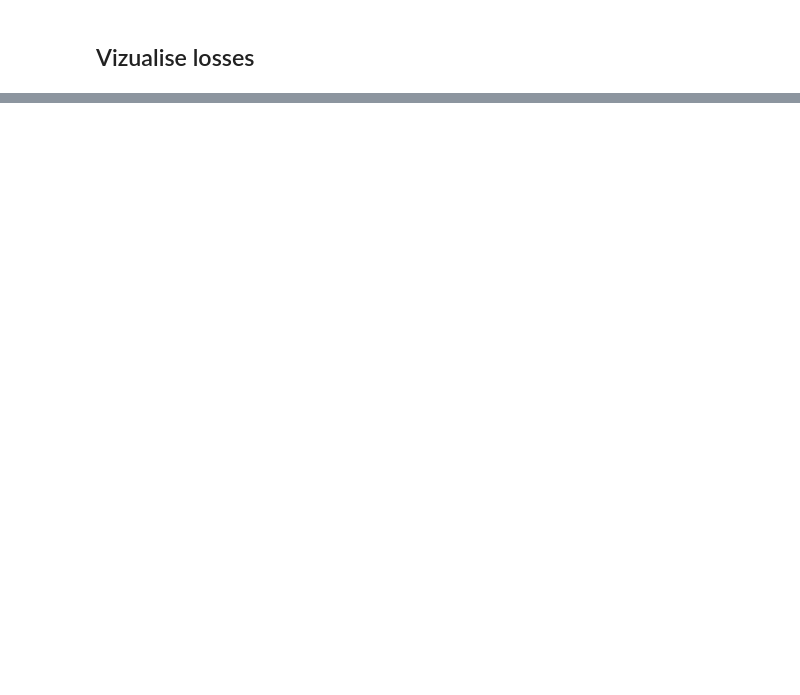
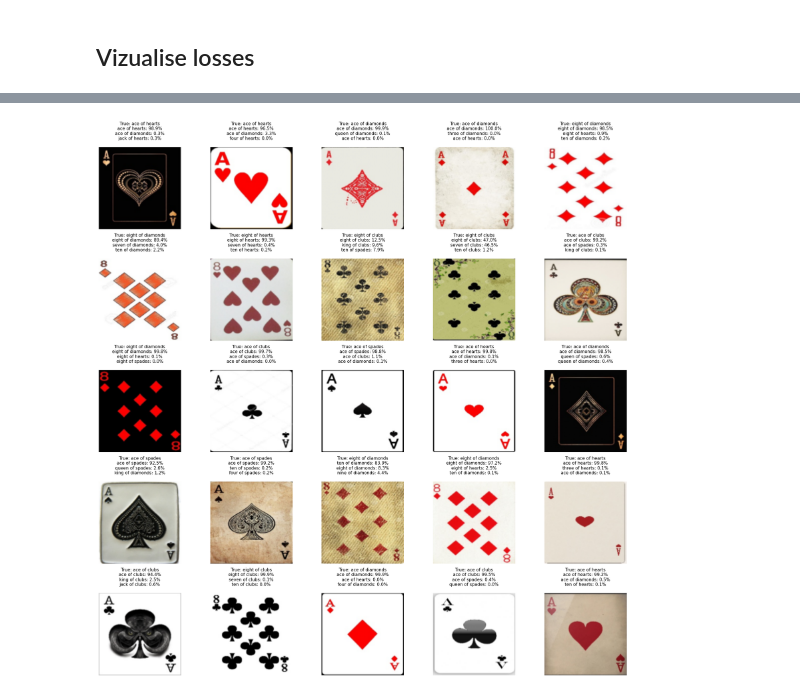
Before and after one commit to Tsunbert/neural-networks, a Jupyter notebook: image-classification/CNN/Cards-img-classification.ipynb, the cells around one changed output, grey strips where cells are left out. Cells and saved outputs as stored; diff of their text form; code cells hidden in the pictures; blank space fills up the shorter version.

```diff
--- a/image-classification/CNN/Cards-img-classification.ipynb
+++ b/image-classification/CNN/Cards-img-classification.ipynb
@@ -318,0 +394,54 @@ plt.show()
+# %%
+def visualize_multiple_predictions(model, test_loader, class_labels, device, num_images=15):
+    # Get all images from a batch
+    images, labels = next(iter(test_loader))
+    batch_size = len(images)
+
+    # Generate random indices
+    random_indices = torch.randperm(batch_size)[:num_images]
+
+    # Calculate grid dimensions
+    num_cols = 5
+    num_rows = (num_images + num_cols - 1) // num_cols  # Ceiling division
+
+    # Create a figure with a grid of subplots
+    fig = plt.figure(figsize=(4*num_cols, 4*num_rows))
+
+    for i, idx in enumerate(random_indices):
+        # Get randomly selected image and its label
+        image = images[idx].unsqueeze(0).to(device)
+        true_label = labels[idx].item()
+
+        # Get model predictions
+        model.eval()
+        with torch.no_grad():
+            outputs = model(image)
+            probabilities = torch.nn.functional.softmax(outputs, dim=1)
+
+        # Get top 3 predictions
+        top3_probs, top3_indices = torch.topk(probabilities[0], 3)
+        top3_probs = top3_probs.cpu().numpy() * 100
+        top3_labels = [class_labels[idx.item()] for idx in top3_indices]
+
+        # Create subplot
+        ax = plt.subplot(num_rows, num_cols, i + 1)
+
+        # Show image
+        img = images[idx].permute(1, 2, 0)
+        ax.imshow(img)
+        ax.axis('off')
+
+        # Add predictions as text
+        pred_text = f'True: {class_labels[true_label]}\n'
+        for prob, label in zip(top3_probs, top3_labels):
+            pred_text += f'{label}: {prob:.1f}%\n'
+
+        ax.set_title(pred_text, fontsize=11)
+
+    plt.tight_layout()
+    plt.show()
+
+# Show 15 random predictions
+visualize_multiple_predictions(model, test_loader, class_labels, device, num_images=25)
+# %% [output]
+[figure, added]
```
Also changed, not shown: parts of 10 cells of this notebook.
